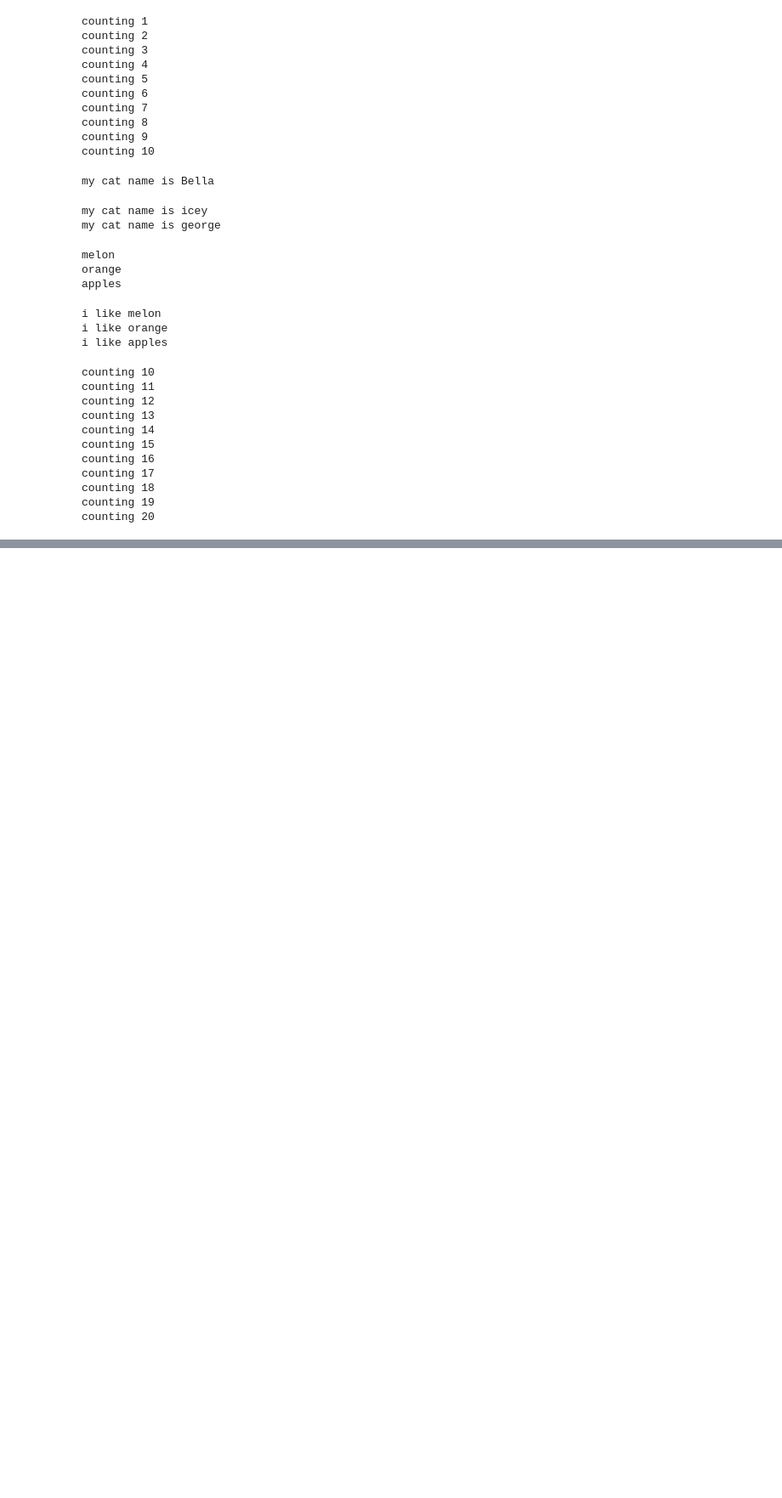
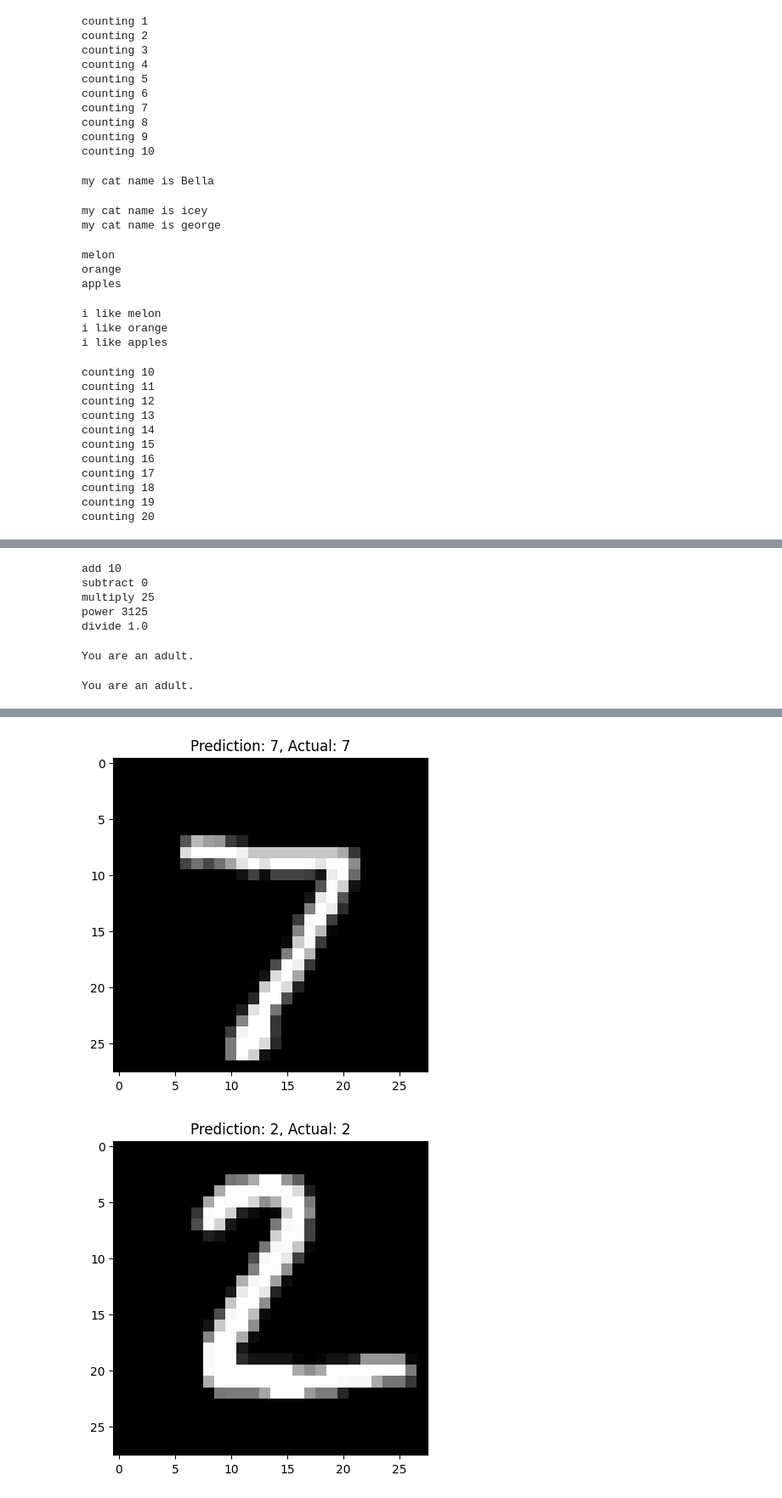
Before and after one commit to Hadiarafay123/Hadiarafay123, a Jupyter notebook: practise.ipynb, the cells around one changed output, grey strips where cells are left out. Shown: that part at 85% size. Drawn from its saved outputs; the diff is of its cells as text; code cells hidden in the pictures; blank space fills up the shorter version.

```diff
--- a/practise.ipynb
+++ b/practise.ipynb
@@ -86,0 +151,78 @@ counting 20
+# %%
+a=5
+b=5
+print("add", a + b)
+print("subtract", a-b)
+print("multiply", a*b)
+print("power", a**b)
+print("divide", a/b)
+# %% [output]
+add 10
+subtract 0
+multiply 25
+power 3125
+divide 1.0
+# %%
+age = 20
+
+if age >= 18:
+    print("You are an adult.")
+elif age >= 13:
+    print("You are a teenager.")
+else:
+    print("You are a child.")
+# %% [output]
+You are an adult.
+# %%
+age = 18
+
+if age>=15:
+  print("You are an adult.")
+elif age>=13:
+  print("You are a teenager.")
+else:
+  print()
+# %% [output]
+You are an adult.
+# %%
+# Step 1: Import Libraries
+import tensorflow as tf
+from tensorflow.keras.datasets import mnist
+from tensorflow.keras.models import Sequential
+from tensorflow.keras.layers import Conv2D, MaxPooling2D, Flatten, Dense
+import matplotlib.pyplot as plt
+
+# Step 2: Load Data
+(x_train, y_train), (x_test, y_test) = mnist.load_data()
+
+# Step 3: Preprocess Data
+x_train = x_train.reshape(-1, 28, 28, 1) / 255.0
+x_test = x_test.reshape(-1, 28, 28, 1) / 255.0
+
+# Step 4: Build the CNN Model
+model = Sequential([
+    Conv2D(32, kernel_size=(3,3), activation='relu', input_shape=(28,28,1)),
+    MaxPooling2D(pool_size=(2,2)),
+    Flatten(),
+    Dense(128, activation='relu'),
+    Dense(10, activation='softmax')
+])
+
+# Step 5: Compile the Model
+model.compile(optimizer='adam', loss='sparse_categorical_crossentropy', metrics=['accuracy'])
+
+# Step 6: Train the Model
+model.fit(x_train, y_train, epochs=3, validation_data=(x_test, y_test))
+
+# Step 7: Evaluate the Model
+test_loss, test_acc = model.evaluate(x_test, y_test)
+print(f"Test Accuracy: {test_acc * 100:.2f}%")
+
+# Step 8: Predict and Show Images
+predictions = model.predict(x_test)
+
+for i in range(5):
+    plt.imshow(x_test[i].reshape(28,28), cmap='gray')
+    plt.title(f"Prediction: {tf.argmax(predictions[i]).numpy()}, Actual: {y_test[i]}")
+    plt.show()
+# %% [output]
@@ -86,0 +240,2 @@ counting 20
+[figure, added]
+[figure, added]
```
Also changed, not shown: parts of 21 cells of this notebook.
